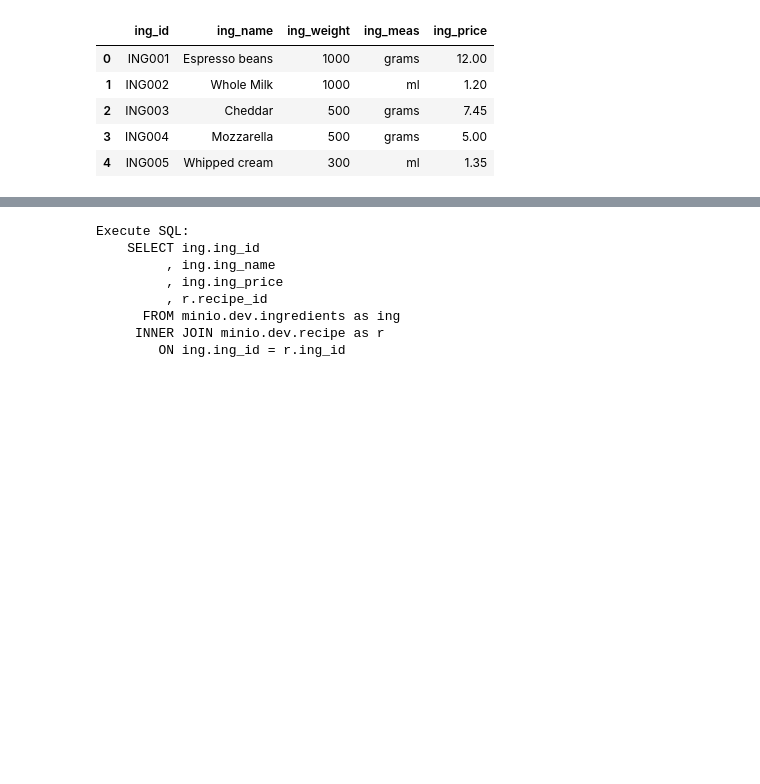
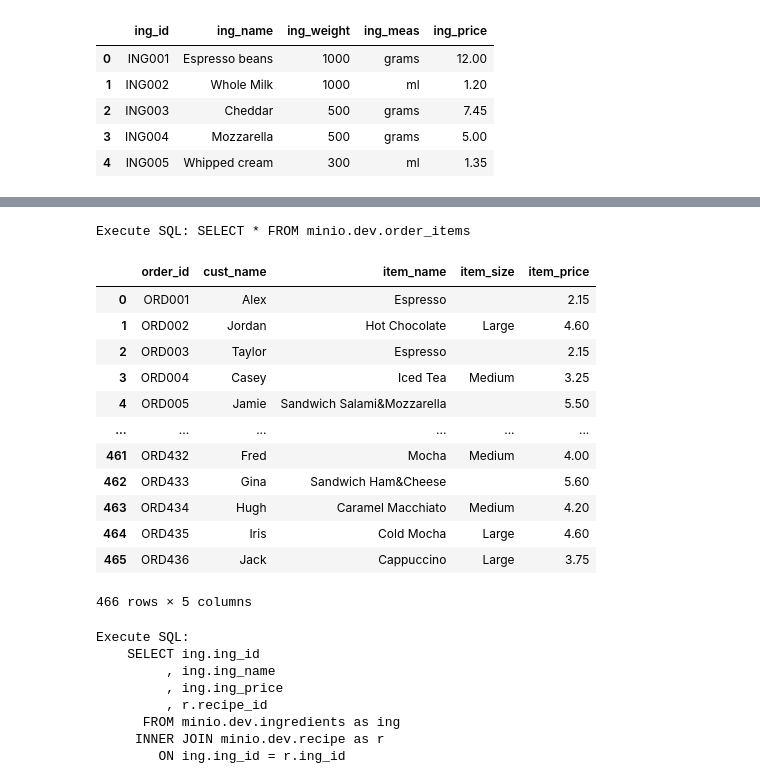
Before and after one commit to EmilaineBorato/trino_minio, a Jupyter notebook: app/app.ipynb, the cells around one changed output, grey strips where cells are left out. Cells and saved outputs as stored; diff of their text form; code cells hidden in the pictures; blank space fills up the shorter version.

```diff
--- a/app/app.ipynb
+++ b/app/app.ipynb
@@ -263,3 +261,20 @@ Execute SQL:
+# %%
+trinoProvider.get_result_pandas("SELECT * FROM minio.dev.order_items")
+# %% [output]
+Execute SQL: SELECT * FROM minio.dev.order_items
+|  | order_id | cust_name | item_name | item_size | item_price |
+| 0 | ORD001 | Alex | Espresso |  | 2.15 |
+| 1 | ORD002 | Jordan | Hot Chocolate | Large | 4.60 |
+| 2 | ORD003 | Taylor | Espresso |  | 2.15 |
+| 3 | ORD004 | Casey | Iced Tea | Medium | 3.25 |
+| 4 | ORD005 | Jamie | Sandwich Salami&Mozzarella |  | 5.50 |
+| ... | ... | ... | ... | ... | ... |
+| 461 | ORD432 | Fred | Mocha | Medium | 4.00 |
+| 462 | ORD433 | Gina | Sandwich Ham&Cheese |  | 5.60 |
+| 463 | ORD434 | Hugh | Caramel Macchiato | Medium | 4.20 |
+| 464 | ORD435 | Iris | Cold Mocha | Large | 4.60 |
+| 465 | ORD436 | Jack | Cappuccino | Large | 3.75 |
+466 rows × 5 columns
 # %%
 sql = """
     SELECT ing.ing_id
```
Also changed, not shown: parts of 21 cells of this notebook.
